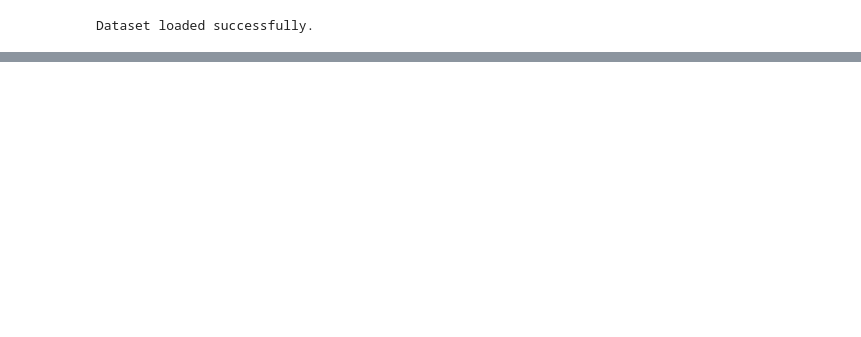
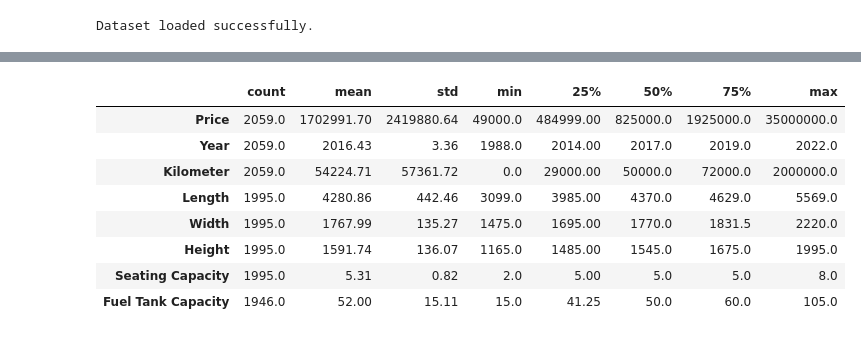
Before and after one commit to WaqasGurmani/linear-regularized-regression, a Jupyter notebook: notebooks/01_data_understanding.ipynb, the cells around one changed output, grey strips where cells are left out. Drawn from its saved outputs; the diff is of its cells as text; code cells hidden in the pictures; blank space fills up the shorter version.

```diff
--- a/notebooks/01_data_understanding.ipynb
+++ b/notebooks/01_data_understanding.ipynb
@@ -295,0 +226,12 @@ The next notebook will examine feature distributions, category frequencies, rela
+# %%
+df.describe().round(2).T
+# %% [output]
+|  | count | mean | std | min | 25% | 50% | 75% | max |
+| Price | 2059.0 | 1702991.70 | 2419880.64 | 49000.0 | 484999.00 | 825000.0 | 1925000.0 | 35000000.0 |
+| Year | 2059.0 | 2016.43 | 3.36 | 1988.0 | 2014.00 | 2017.0 | 2019.0 | 2022.0 |
+| Kilometer | 2059.0 | 54224.71 | 57361.72 | 0.0 | 29000.00 | 50000.0 | 72000.0 | 2000000.0 |
+| Length | 1995.0 | 4280.86 | 442.46 | 3099.0 | 3985.00 | 4370.0 | 4629.0 | 5569.0 |
+| Width | 1995.0 | 1767.99 | 135.27 | 1475.0 | 1695.00 | 1770.0 | 1831.5 | 2220.0 |
+| Height | 1995.0 | 1591.74 | 136.07 | 1165.0 | 1485.00 | 1545.0 | 1675.0 | 1995.0 |
+| Seating Capacity | 1995.0 | 5.31 | 0.82 | 2.0 | 5.00 | 5.0 | 5.0 | 8.0 |
+| Fuel Tank Capacity | 1946.0 | 52.00 | 15.11 | 15.0 | 41.25 | 50.0 | 60.0 | 105.0 |
```
Also changed, not shown: parts of 76 cells of this notebook, 4 other files.
